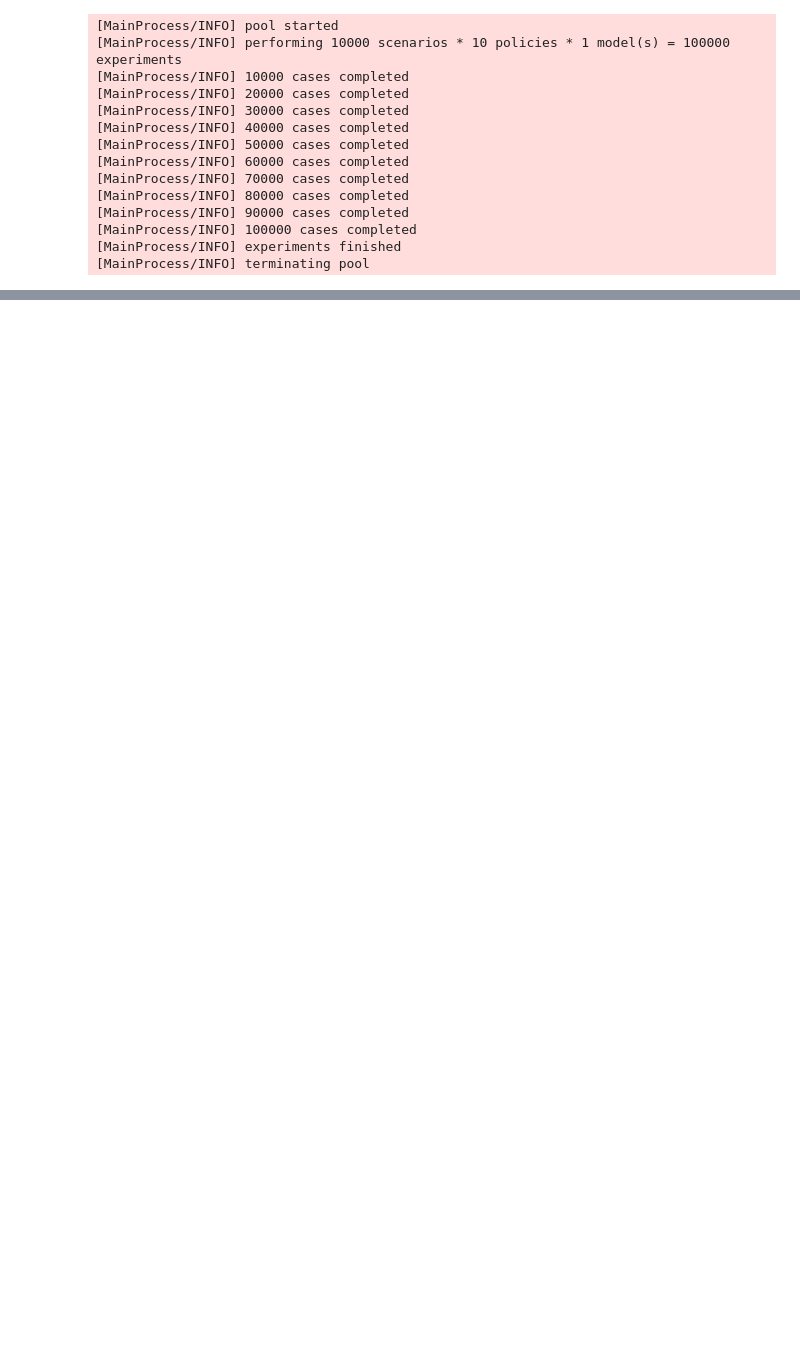
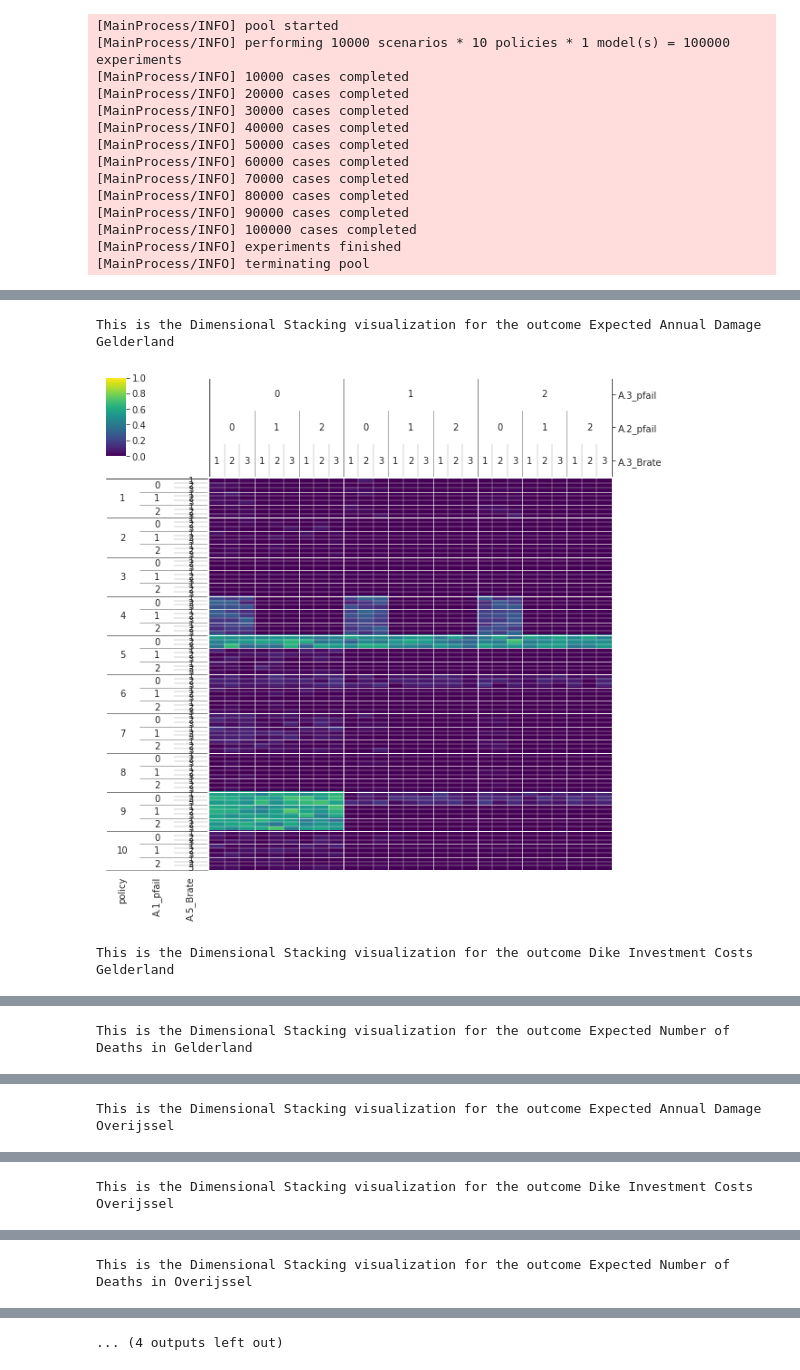
Before and after one commit to itjallingii/sassy_lion, a Jupyter notebook: RobWorkingFolder/ErikWorkingFolder/Problem Formulations_V2_1.ipynb, the cells around one changed output, grey strips where cells are left out. Cells and saved outputs as stored; diff of their text form; code cells hidden in the pictures; blank space fills up the shorter version.

```diff
--- a/RobWorkingFolder/ErikWorkingFolder/Problem Formulations_V2_1.ipynb
+++ b/RobWorkingFolder/ErikWorkingFolder/Problem Formulations_V2_1.ipynb
@@ -121,0 +150,18 @@ plt.show()
+# %%
+def generatestacking(outcome):
+    data = outcomes[outcome]
+
+    y = data > np.percentile(data, 95)
+
+    dimensional_stacking.create_pivot_plot(experiments_uncertainties, y,nbins=3, nr_levels=3)
+    #plt.savefig('Worst-TotalInvestmentCosts-15000s-1p.png')
+    print("This is the Dimensional Stacking visualization for the outcome", outcome)
+    plt.show()
+# %%
+outcomekeys = outcomes.keys()
+for outcome in outcomekeys:
+    generatestacking(outcome)
+# %% [output]
+This is the Dimensional Stacking visualization for the outcome Expected Annual Damage Gelderland
+[figure, added]
+This is the Dimensional Stacking visualization for the outcome Dike Investment Costs Gelderland
@@ -121,0 +169 @@ plt.show()
+This is the Dimensional Stacking visualization for the outcome Expected Number of Deaths in Gelderland
@@ -121,0 +171 @@ plt.show()
+This is the Dimensional Stacking visualization for the outcome Expected Annual Damage Overijssel
@@ -121,0 +173 @@ plt.show()
+This is the Dimensional Stacking visualization for the outcome Dike Investment Costs Overijssel
@@ -121,0 +175 @@ plt.show()
+This is the Dimensional Stacking visualization for the outcome Expected Number of Deaths in Overijssel
@@ -121,0 +177 @@ plt.show()
+... (4 outputs left out)
```
Also changed, not shown: parts of 13 cells of this notebook.
